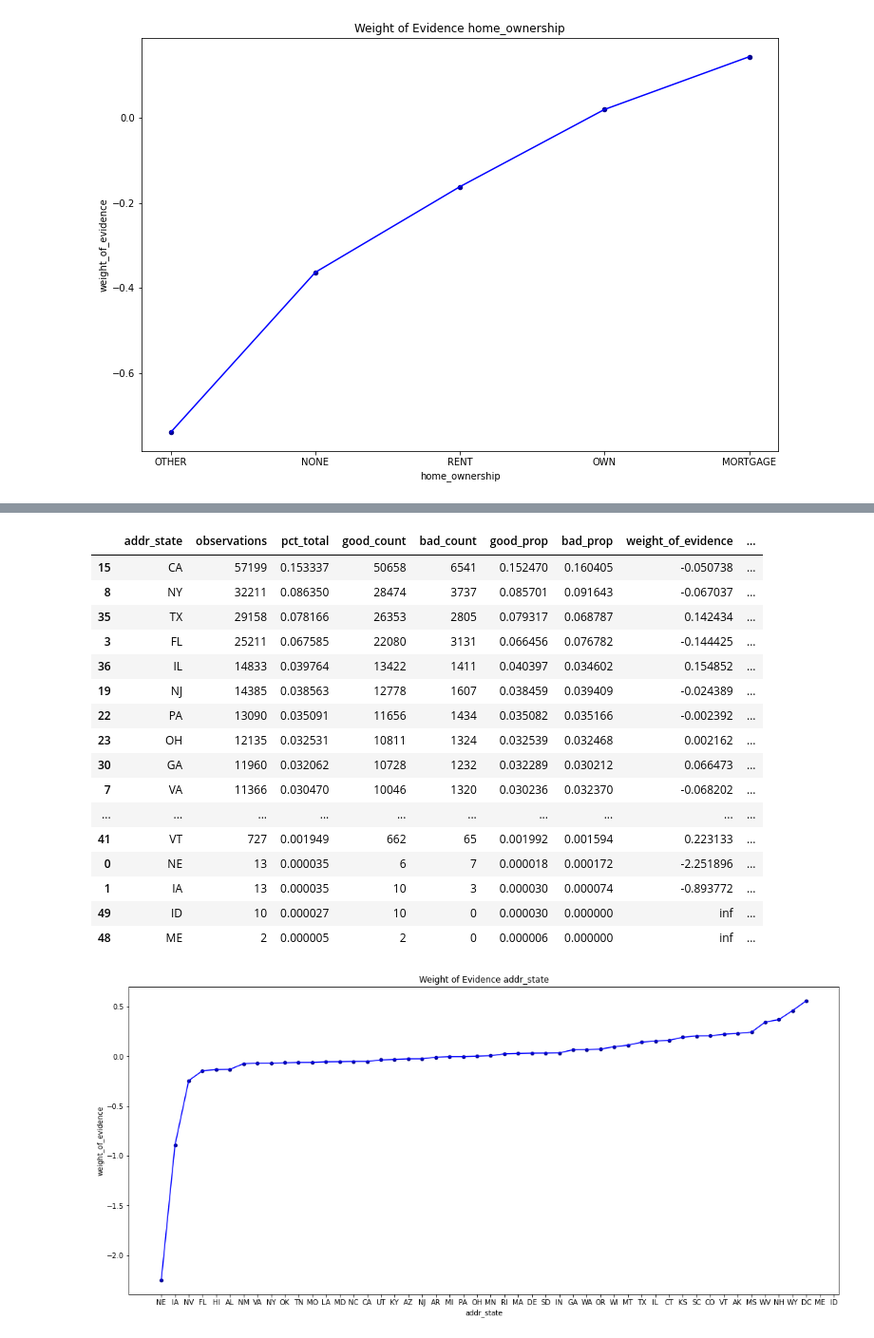
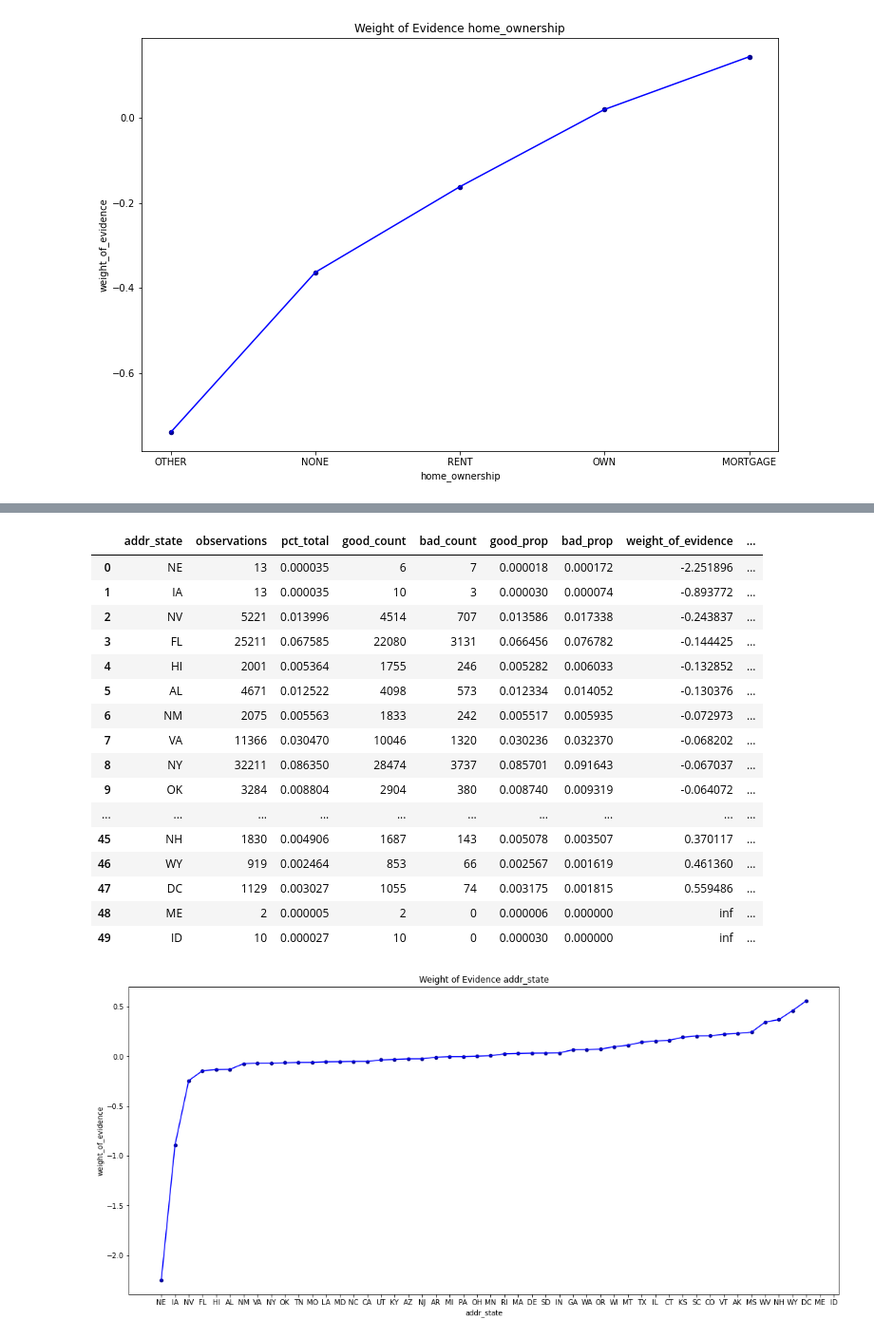
Before and after one commit to kevinmiguel97/Lending-Club-Credit-RIsk-Model, a Jupyter notebook: Lending Club Risk Model.ipynb, the cells around one changed output, grey strips where cells are left out. Shown: that part at 95% size. Saved outputs shown, nothing was run; the diff lists cells and outputs as text; code cells hidden in the pictures.

```diff
--- a/Lending Club Risk Model.ipynb
+++ b/Lending Club Risk Model.ipynb
@@ -379,24 +413,25 @@ X_test['home_ownership:OTHER_NONE_RENT_ANY'] = X_test['home_ownership:ANY'] + X_
 # %%
 df_temp = create_woe_discrete('addr_state', X_train, y_train)['table']
-df_temp.sort_values(by='pct_total', ascending=False)
+# df_temp.sort_values(by='pct_total', ascending=False)
+df_temp
 # %% [output]
 |  | addr_state | observations | pct_total | good_count | bad_count | good_prop | bad_prop | weight_of_evidence | ... |
-| 15 | CA | 57199 | 0.153337 | 50658 | 6541 | 0.152470 | 0.160405 | -0.050738 | ... |
-| 8 | NY | 32211 | 0.086350 | 28474 | 3737 | 0.085701 | 0.091643 | -0.067037 | ... |
-| 35 | TX | 29158 | 0.078166 | 26353 | 2805 | 0.079317 | 0.068787 | 0.142434 | ... |
-| 3 | FL | 25211 | 0.067585 | 22080 | 3131 | 0.066456 | 0.076782 | -0.144425 | ... |
-| 36 | IL | 14833 | 0.039764 | 13422 | 1411 | 0.040397 | 0.034602 | 0.154852 | ... |
-| 19 | NJ | 14385 | 0.038563 | 12778 | 1607 | 0.038459 | 0.039409 | -0.024389 | ... |
-| 22 | PA | 13090 | 0.035091 | 11656 | 1434 | 0.035082 | 0.035166 | -0.002392 | ... |
-| 23 | OH | 12135 | 0.032531 | 10811 | 1324 | 0.032539 | 0.032468 | 0.002162 | ... |
-| 30 | GA | 11960 | 0.032062 | 10728 | 1232 | 0.032289 | 0.030212 | 0.066473 | ... |
-| 7 | VA | 11366 | 0.030470 | 10046 | 1320 | 0.030236 | 0.032370 | -0.068202 | ... |
-| ... | ... | ... | ... | ... | ... | ... | ... | ... | ... |
-| 41 | VT | 727 | 0.001949 | 662 | 65 | 0.001992 | 0.001594 | 0.223133 | ... |
 | 0 | NE | 13 | 0.000035 | 6 | 7 | 0.000018 | 0.000172 | -2.251896 | ... |
 | 1 | IA | 13 | 0.000035 | 10 | 3 | 0.000030 | 0.000074 | -0.893772 | ... |
+| 2 | NV | 5221 | 0.013996 | 4514 | 707 | 0.013586 | 0.017338 | -0.243837 | ... |
+| 3 | FL | 25211 | 0.067585 | 22080 | 3131 | 0.066456 | 0.076782 | -0.144425 | ... |
+| 4 | HI | 2001 | 0.005364 | 1755 | 246 | 0.005282 | 0.006033 | -0.132852 | ... |
+| 5 | AL | 4671 | 0.012522 | 4098 | 573 | 0.012334 | 0.014052 | -0.130376 | ... |
+| 6 | NM | 2075 | 0.005563 | 1833 | 242 | 0.005517 | 0.005935 | -0.072973 | ... |
+| 7 | VA | 11366 | 0.030470 | 10046 | 1320 | 0.030236 | 0.032370 | -0.068202 | ... |
+| 8 | NY | 32211 | 0.086350 | 28474 | 3737 | 0.085701 | 0.091643 | -0.067037 | ... |
+| 9 | OK | 3284 | 0.008804 | 2904 | 380 | 0.008740 | 0.009319 | -0.064072 | ... |
+| ... | ... | ... | ... | ... | ... | ... | ... | ... | ... |
+| 45 | NH | 1830 | 0.004906 | 1687 | 143 | 0.005078 | 0.003507 | 0.370117 | ... |
+| 46 | WY | 919 | 0.002464 | 853 | 66 | 0.002567 | 0.001619 | 0.461360 | ... |
+| 47 | DC | 1129 | 0.003027 | 1055 | 74 | 0.003175 | 0.001815 | 0.559486 | ... |
+| 48 | ME | 2 | 0.000005 | 2 | 0 | 0.000006 | 0.000000 | inf | ... |
 | 49 | ID | 10 | 0.000027 | 10 | 0 | 0.000030 | 0.000000 | inf | ... |
-| 48 | ME | 2 | 0.000005 | 2 | 0 | 0.000006 | 0.000000 | inf | ... |
 # %%
 plot_weight_of_evidence(df_temp, width=18)
 # %% [output]
```
Also changed, not shown: parts of 7 cells of this notebook, 1 other file.
